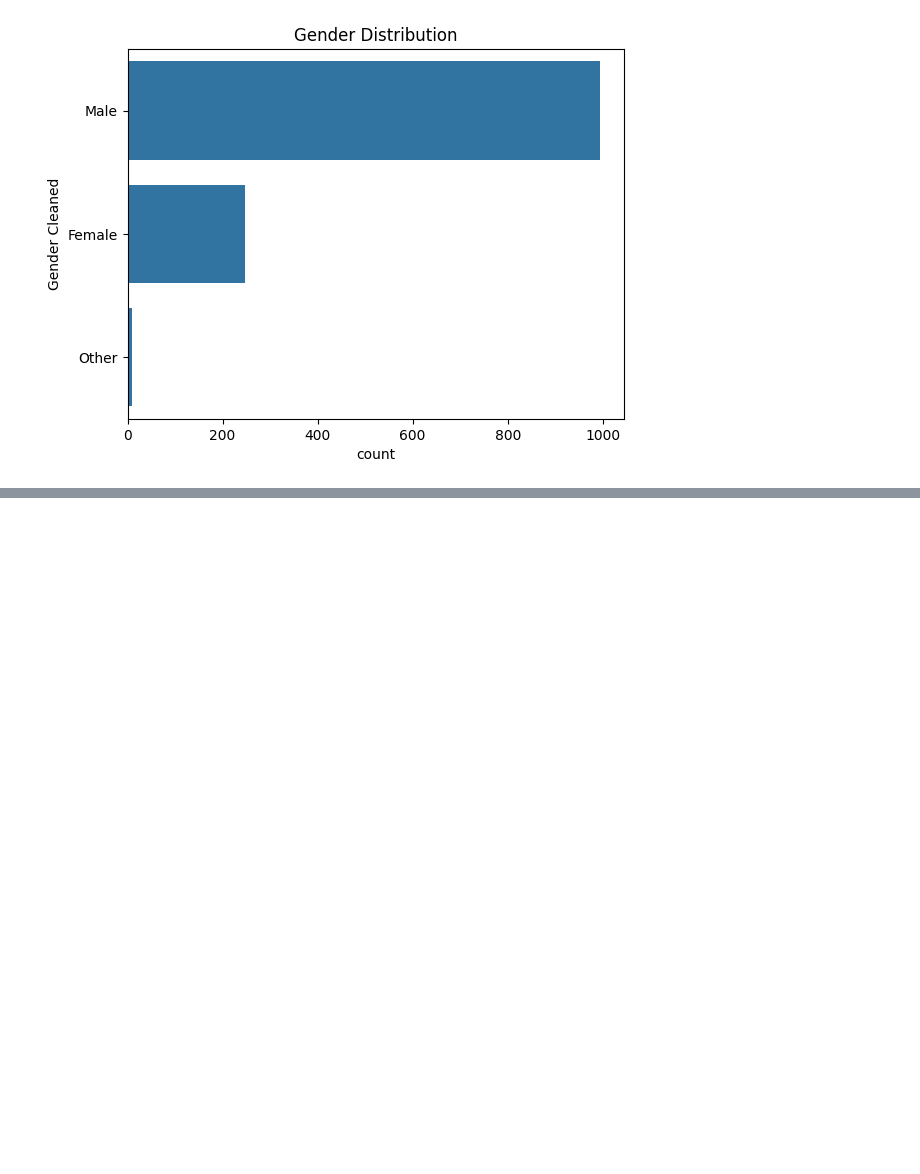
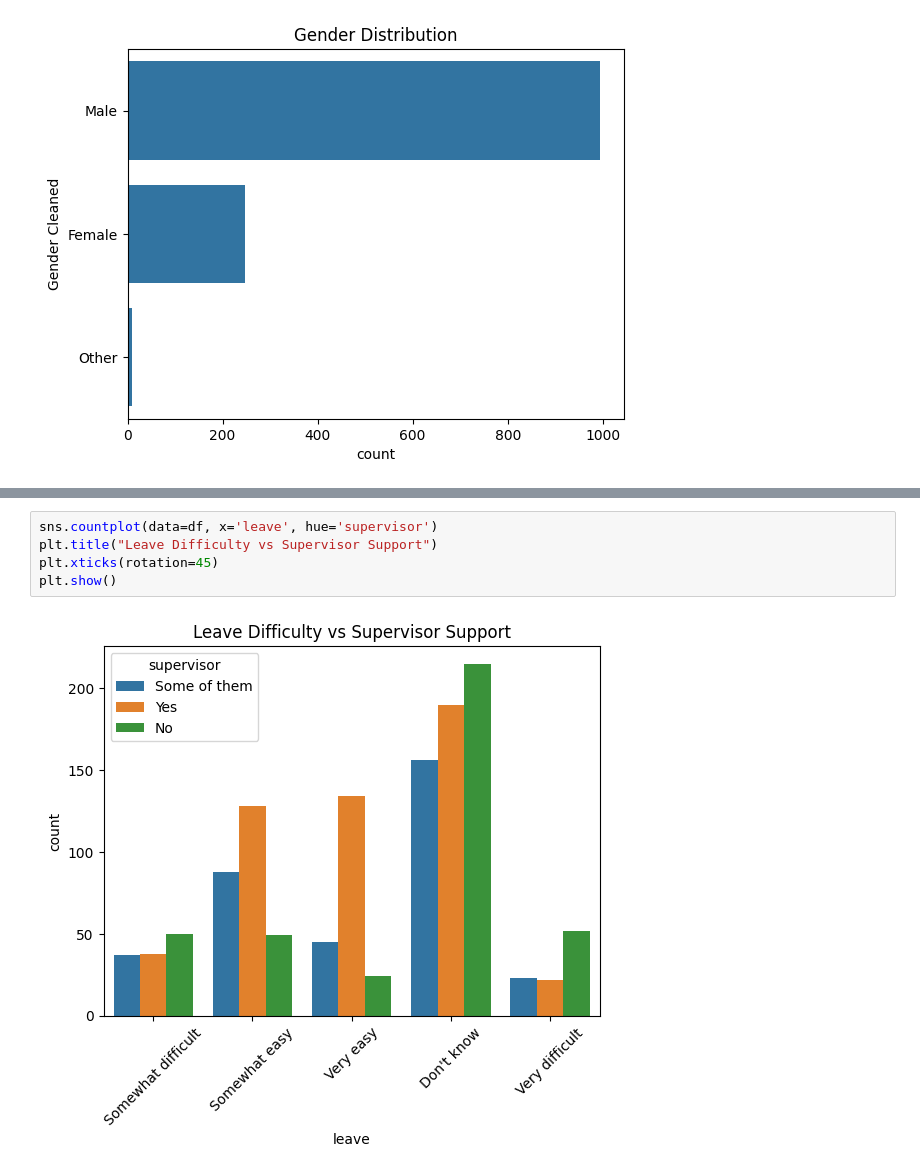
Before and after one commit to bhava030905/mental-health-survey-analysis, a Jupyter notebook: Mental Health Survey Analysis.ipynb, the cells around one changed output, grey strips where cells are left out. Cells and saved outputs as stored; diff of their text form; blank space fills up the shorter version.

```diff
--- a/Mental Health Survey Analysis.ipynb
+++ b/Mental Health Survey Analysis.ipynb
@@ -275,0 +292,7 @@ plt.show()
+# %%
+sns.countplot(data=df, x='leave', hue='supervisor')
+plt.title("Leave Difficulty vs Supervisor Support")
+plt.xticks(rotation=45)
+plt.show()
+# %% [output]
+[figure, added]
```
Also changed, not shown: parts of 3 cells of this notebook.
